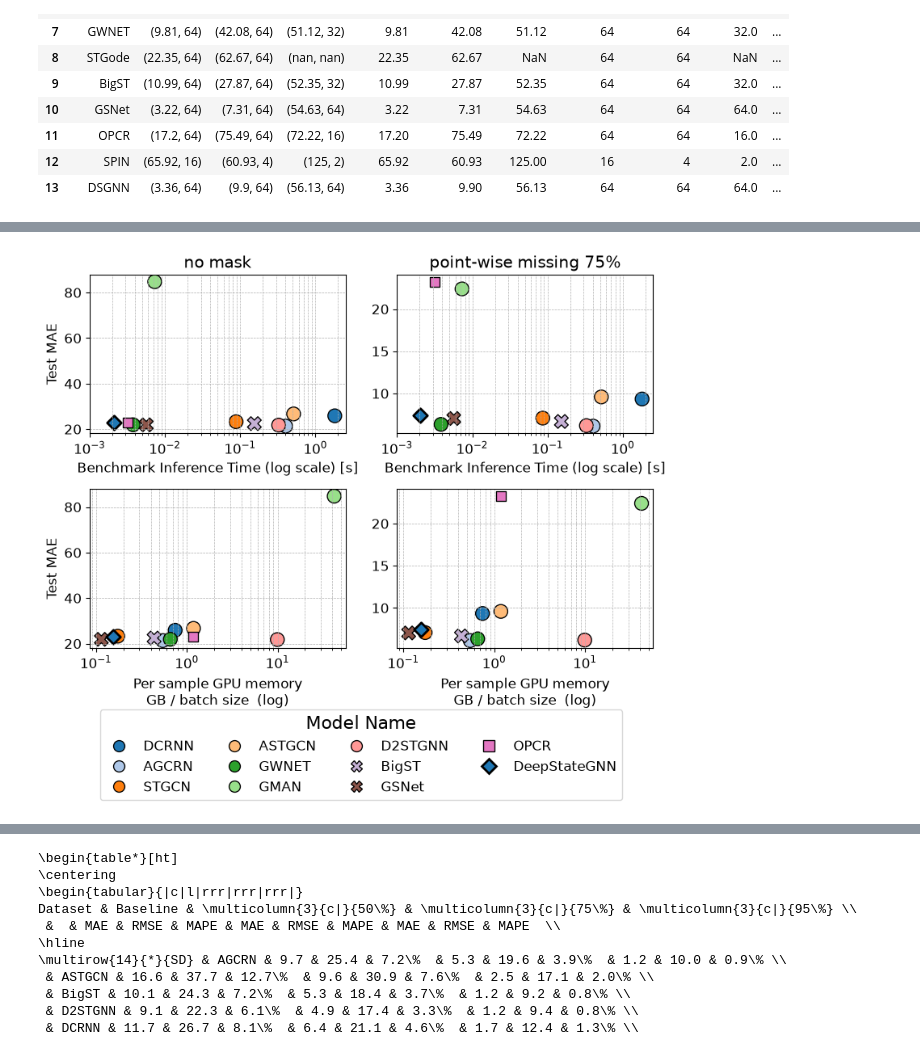
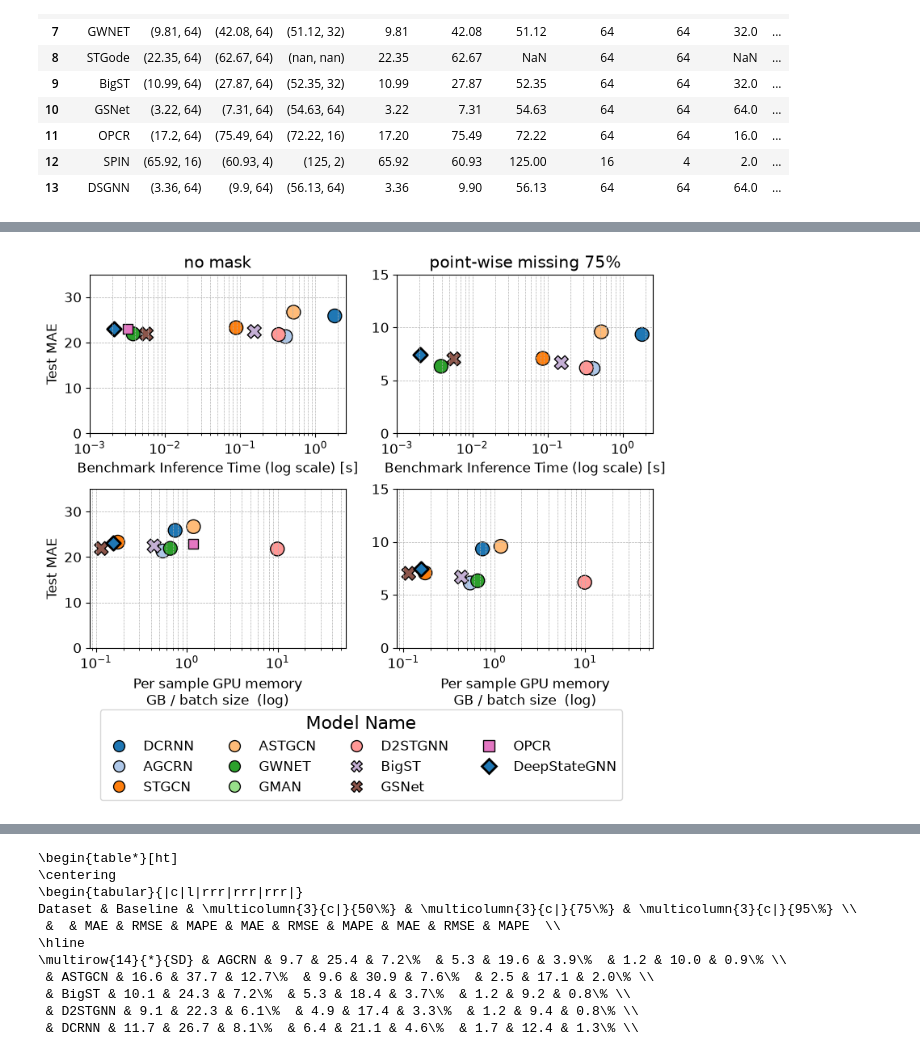
Before and after one commit to ywoelker/LargeST, a Jupyter notebook: test.ipynb, the cells around one changed output, grey strips where cells are left out. Saved outputs shown, nothing was run; the diff lists cells and outputs as text; code cells hidden in the pictures.

```diff
--- a/test.ipynb
+++ b/test.ipynb
@@ -52,6 +52,9 @@ def extract_run_data(runs, access_metadata = True):
     benchmark_inference_mean_time_list = []
     benchmark_inference_std_time_list = []
     attention_method_list = []
+    test_dropped_avg_mae_list = []
+    test_dropped_avg_rmse_list = []
+    test_dropped_avg_mape_list = []
 
     state_list = []
     tag_list = []
@@ -98,6 +101,15 @@ def extract_run_data(runs, access_metadata = True):
         test_avg_mae_list.append(run.summary.get("test/avg_mae"))
         test_avg_rmse_list.append(run.summary.get("test/avg_rmse"))
         test_avg_mape_list.append(run.summary.get("test/avg_mape"))
+
+        if 'test_dropped/avg_mae' in run.summary:
+            test_dropped_avg_mae_list.append(run.summary.get("test_dropped/avg_mae"))
+            test_dropped_avg_rmse_list.append(run.summary.get("test_dropped/avg_rmse"))
+            test_dropped_avg_mape_list.append(run.summary.get("test_dropped/avg_mape"))
+        else:
+            test_dropped_avg_mae_list.append(None)
+            test_dropped_avg_rmse_list.append(None)
+            test_dropped_avg_mape_list.append(None)
 
         train_time_per_epoch_list.append(run.summary.get("train/time_per_epoch"))
         benchmark_inference_mean_time_list.append(run.summary.get("benchmark/inference_time_mean"))
@@ -163,6 +175,9 @@ def extract_run_data(runs, access_metadata = True):
             "benchmark_inference_std_time": benchmark_inference_std_time_list,
             "test_avg_mape": test_avg_mape_list,
             "test_avg_rmse": test_avg_rmse_list,
+            "test_dropped_avg_mae": test_dropped_avg_mae_list,
+            "test_dropped_avg_rmse": test_dropped_avg_rmse_list,
+            "test_dropped_avg_mape": test_dropped_avg_mape_list,
             "name": name_list,
             "epochs": epochs_list,
             "state": state_list,
@@ -185,9 +200,9 @@ def extract_run_data(runs, access_metadata = True):
     return runs
 # %%
 import seaborn as sns
-global_color_list = ['COMLP', 'AGCRN', 'ASTGCN', 'BigST', 'D2STGNN', 'DCRNN', 'GMAN', 'GSNet', 'OPCR', 'SPIN', 'STGode', 'STGCN', 'PDFormer', 'DeepStateGNN']
+global_color_list = ['Comlp', 'AGCRN', 'ASTGCN', 'BigST', 'D2STGNN', 'DCRNN', 'GMAN', 'GSNet', 'OPCR', 'SPIN', 'STGode', 'STGCN', 'PDFormer', 'DeepStateGNN']
 
-global_ordering = ['DCRNN', 'AGCRN', 'STGCN', 'ASTGCN', 'GWNET', 'GMAN', 'PDFormer', 'D2STGNN', 'STGode', 'BigST', 'GSNet', 'SPIN', 'OPCR', 'COMLP','DeepStateGNN']
+global_ordering = ['DCRNN', 'AGCRN', 'STGCN', 'ASTGCN', 'GWNET', 'GMAN', 'PDFormer', 'D2STGNN', 'STGode', 'BigST', 'GSNet', 'SPIN', 'OPCR', 'Comlp','DeepStateGNN']
 
 global_color_dict = dict(zip(global_ordering, sns.color_palette("tab20").as_hex()[:len(global_ordering)]))
 
@@ -248,6 +263,13 @@ md_runs_with_point_missing_from_CA_benchmark_without_outdated = get_runs_with_fi
 # runs_withMD = extract_run_data(get_runs_with_filters({'$and': [{'tags': {"$in": ["withMD"]}}, {'tags': {"$ne": "outdated"}}, {'state': 'finished'}, {'config.mask_name': {"$in": [None,'point_missing_050', 'point_missing_075', 'point_missing_095']}}]}), access_metadata = False)
 runs_withMD = extract_run_data(md_runs_with_point_missing_from_CA_benchmark_without_outdated, access_metadata = False)
 runs_inference_time = extract_run_data(get_runs_with_filters({'$and': [{'tags': {"$in": ["inference_time_benchmark"]}}, {'state': 'finished'}, {'config.mask_name': {"$in": [None,'point_missing_050', 'point_missing_075', 'point_missing_095']}}]}), access_metadata = False)
+
+
+runs_benchmark_GBA = extract_run_data(get_runs_with_filters({'$and': [{'tags': {"$in": ["benchmark_GBA"]}}, {'state': 'finished'}, {'config.mask_name': {"$in": [None]}}]}), access_metadata = False)
+runs_benchmark_GBA_new_point_missing = extract_run_data(get_runs_with_filters({'$and': [{'tags': {"$in": ["point_missing_GBA"]}}, {'state': 'finished'}, {'config.mask_name': {"$in": ['point_missing_075']}}]}), access_metadata = False)
+runs_benchmark_GBA = pd.concat([runs_benchmark_GBA, runs_benchmark_GBA_new_point_missing], ignore_index=True)
+
+runs_inference_time_GBA = extract_run_data(get_runs_with_filters({'$and': [{'tags': {"$in": ["inference_time_benchmark_GBA"]}}, {'state': 'finished'}, {'config.mask_name': {"$in": [None,'point_missing_050', 'point_missing_075', 'point_missing_095']}}]}), access_metadata = False)
 # %%
 category_dict = {
     'sensor-level': 'o',
@@ -472,13 +788,13 @@ for mask in joined_metrics.index.get_level_values('mask_name').unique():
     # plt.errorbar(mask_data['benchmark_inference_mean_time'], mask_data['test_avg_mae'], yerr=mask_data['benchmark_inference_std_time'], fmt='o', label=mask)
     ax = fig.add_subplot(2, 2, mask_i + 1)
 
+    ax.grid(True, which="both", ls="--", linewidth=0.5)
     sns.scatterplot(data=mask_data, x='benchmark_inference_mean_time', y='test_avg_mae', hue='model_name', s=150, palette=global_color_dict, ax = ax, legend = False, edgecolor='black', style= 'category', hue_order =[model for model in global_ordering if model in mask_data.reset_index().model_name.unique()])
     sns.scatterplot(data=joined_metrics.loc[[(mask, 'DeepStateGNN')], :].reset_index(), x='benchmark_inference_mean_time', y='test_avg_mae', hue='model_name', s=80, ax = ax, legend = False, edgecolor='black',marker='D', linewidth=2)
     # if mask_i == 3:
     #     sns.move_legend(ax, "lower center", bbox_to_anchor=(-1.4, -.7), ncol=7, title='Model Name')
     ax.set_title(f'{mask_dictionary[mask]}')
     plt.xscale('log')
-    ax.grid(True, which="both", ls="--", linewidth=0.5)
 
     ax.set_xlabel('Benchmark Inference Time (log scale) [s]')
 
@@ -487,6 +803,11 @@ for mask in joined_metrics.index.get_level_values('mask_name').unique():
     else:
         ax.set_ylabel(None)
     ax.set_xlim(10**-3, None)
+
+    if mask == 'no_mask':
+        ax.set_ylim(0, 35)
+    else:
+        ax.set_ylim(0, 15)
 
     ax_model_para = fig.add_subplot(2, 2, mask_i + 1 + 2)
 
@@ -500,34 +821,39 @@ for mask in joined_metrics.index.get_level_values('mask_name').unique():
         handles, labels = ax_model_para.get_legend_handles_labels()
         label_index = labels.index('category')
 
         # change the shape of the handles to squares
         for i in range(1, label_index):
             handles[i].set_marker(category_dict[global_category_dict[labels[i]]])
             handles[i].set_markersize(10)
 
         plt.legend(handles = handles[1:label_index] + handles[-1:], labels = labels[1:label_index] + labels[-1:], title='Model Name', bbox_to_anchor=(-.14, -1), loc='lower center', ncol = 4, title_fontsize=16)
     ax_model_para.set_title(None)
     plt.xscale('log')
 
     # ax_model_para.set_xlabel('Trainable Model Parameters (log scale)')
     ax_model_para.set_xlabel('Per sample GPU memory\nGB / batch size  (log)')
     if mask_i == 0:
         ax_model_para.set_ylabel('Test MAE')
     else:
         ax_model_para.set_ylabel(None)
 
+    if mask == 'no_mask':
+        ax_model_para.set_ylim(0, 35)
+    else:
+        ax_model_para.set_ylim(0, 15)
+
 
     mask_i += 1
     # ax_model_para.set_xlim(10**5, None)
 
 plt.subplots_adjust(hspace=.35)
 
 
 
 # plt.tight_layout()
 plt.savefig('img/inference_time_vs_mae_gba.png', dpi=300, bbox_inches='tight')
 # %% [output]
-[figure, old version]
+[figure, new version]
 # %%
 runs = extract_run_data(get_runs_with_filters({'$and': [{'tags': {"$in": ["withMD", "benchmark_GBA", "benchmark_CA"]}}, {'state': 'finished'}, {'config.mask_name': {"$in": [None, "tr_drop_025", "tr_drop_050", "tr_drop_075",'point_missing_050', 'point_missing_075', 'point_missing_095']}}]}), access_metadata = False)
 # %%
```
Also changed, not shown: parts of 30 cells of this notebook, 11 other files.
